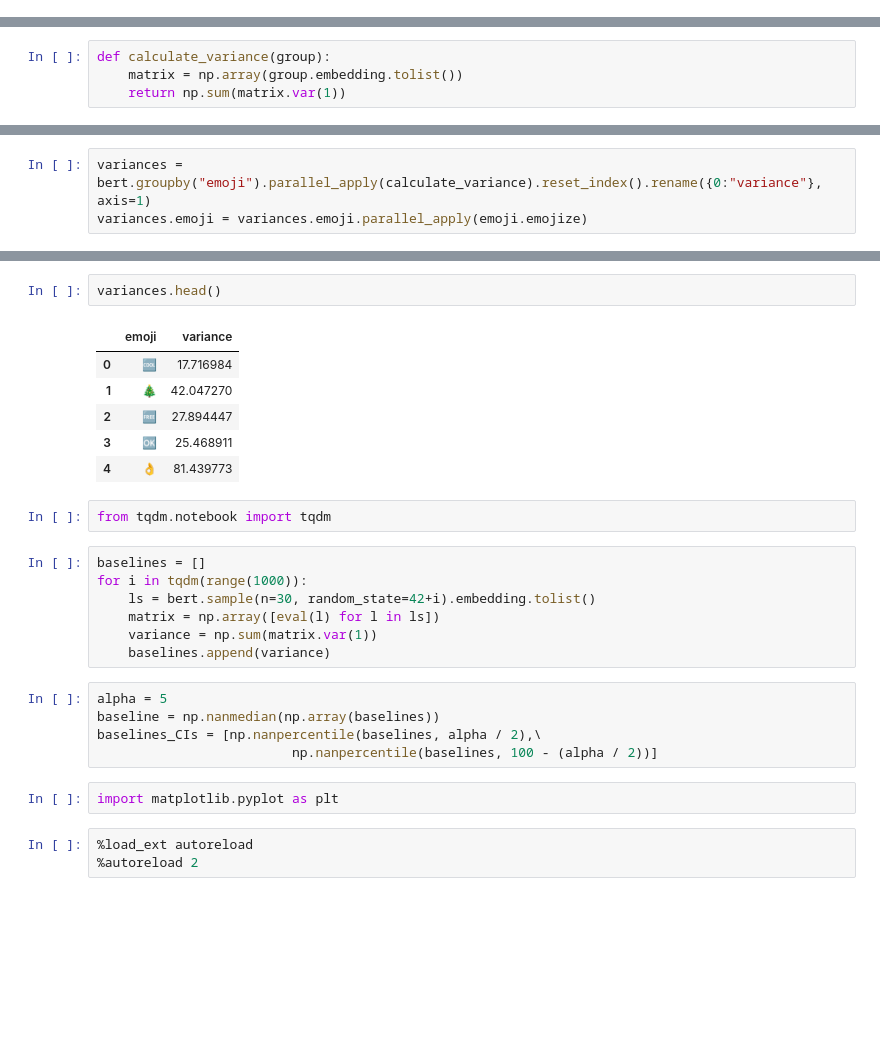
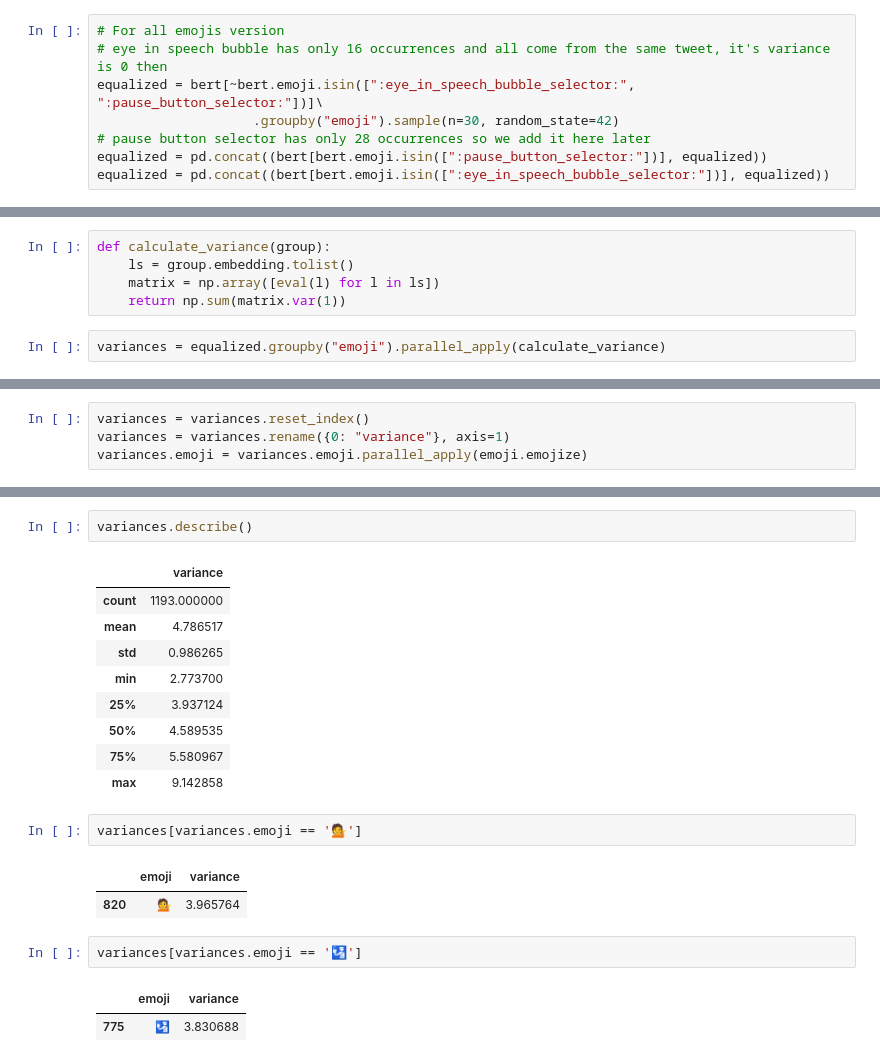
Before and after one commit to epfl-ada/emoji-ambiguity, a Jupyter notebook: notebooks/10_contextual.ipynb, the cells around one changed output, grey strips where cells are left out. Saved outputs shown, nothing was run; the diff lists cells and outputs as text; blank space fills up the shorter version.

Commit message:
contextual analysis for non in tokenizer emojis

```diff
--- a/notebooks/10_contextual.ipynb
+++ b/notebooks/10_contextual.ipynb
@@ -42,0 +54,8 @@ Name: emoji, dtype: int64
+# %%
+# For all emojis version
+# eye in speech bubble has only 16 occurrences and all come from the same tweet, it's variance is 0 then
+equalized = bert[~bert.emoji.isin([":eye_in_speech_bubble_selector:", ":pause_button_selector:"])]\
+                    .groupby("emoji").sample(n=30, random_state=42)
+# pause button selector has only 28 occurrences so we add it here later
+equalized = pd.concat((bert[bert.emoji.isin([":pause_button_selector:"])], equalized))
+equalized = pd.concat((bert[bert.emoji.isin([":eye_in_speech_bubble_selector:"])], equalized))
@@ -43,4 +66,7 @@ Name: emoji, dtype: int64
 # %%
 def calculate_variance(group):
-    matrix = np.array(group.embedding.tolist())
+    ls = group.embedding.tolist()
+    matrix = np.array([eval(l) for l in ls])
     return np.sum(matrix.var(1))
+# %%
+variances = equalized.groupby("emoji").parallel_apply(calculate_variance)
@@ -47,5 +102,6 @@ def calculate_variance(group):
 # %%
-variances = bert.groupby("emoji").parallel_apply(calculate_variance).reset_index().rename({0:"variance"}, axis=1)
+variances = variances.reset_index()
+variances = variances.rename({0: "variance"}, axis=1)
 variances.emoji = variances.emoji.parallel_apply(emoji.emojize)
 # %%
 variances.head()
@@ -82,31 +127,25 @@ variances = pd.read_csv(path)
 # %%
-variances.head()
+variances.describe()
 # %% [output]
-|  | emoji | variance |
-| 0 | 🆒 | 17.716984 |
-| 1 | 🎄 | 42.047270 |
-| 2 | 🆓 | 27.894447 |
-| 3 | 🆗 | 25.468911 |
-| 4 | 👌 | 81.439773 |
+|  | variance |
+| count | 1193.000000 |
+| mean | 4.786517 |
+| std | 0.986265 |
+| min | 2.773700 |
+| 25% | 3.937124 |
+| 50% | 4.589535 |
+| 75% | 5.580967 |
+| max | 9.142858 |
-# %%
-from tqdm.notebook import tqdm
-# %%
-baselines = []
-for i in tqdm(range(1000)):
-    ls = bert.sample(n=30, random_state=42+i).embedding.tolist()
-    matrix = np.array([eval(l) for l in ls])
-    variance = np.sum(matrix.var(1))
-    baselines.append(variance)
-# %%
-alpha = 5
-baseline = np.nanmedian(np.array(baselines))
-baselines_CIs = [np.nanpercentile(baselines, alpha / 2),\
-                         np.nanpercentile(baselines, 100 - (alpha / 2))]
-# %%
-import matplotlib.pyplot as plt
-# %%
-%load_ext autoreload
-%autoreload 2
+# %%
+variances[variances.emoji == '💁']
+# %% [output]
+|  | emoji | variance |
+| 820 | 💁 | 3.965764 |
+# %%
+variances[variances.emoji == '🛂']
+# %% [output]
+|  | emoji | variance |
+| 775 | 🛂 | 3.830688 |
 # %%
 top_ten = variances.nlargest(10, columns='variance').reset_index()
 
```
Also changed, not shown: parts of 29 cells of this notebook, 4 other files.
